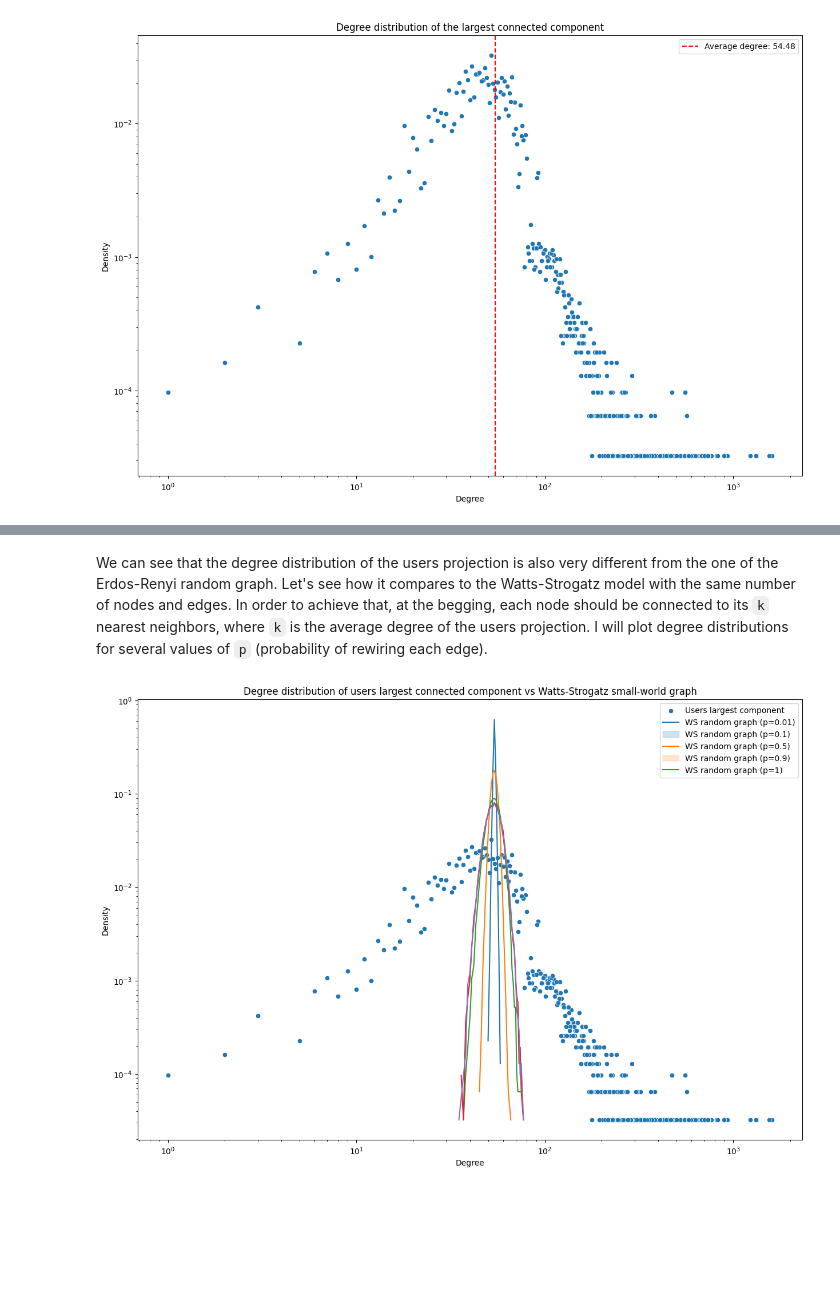
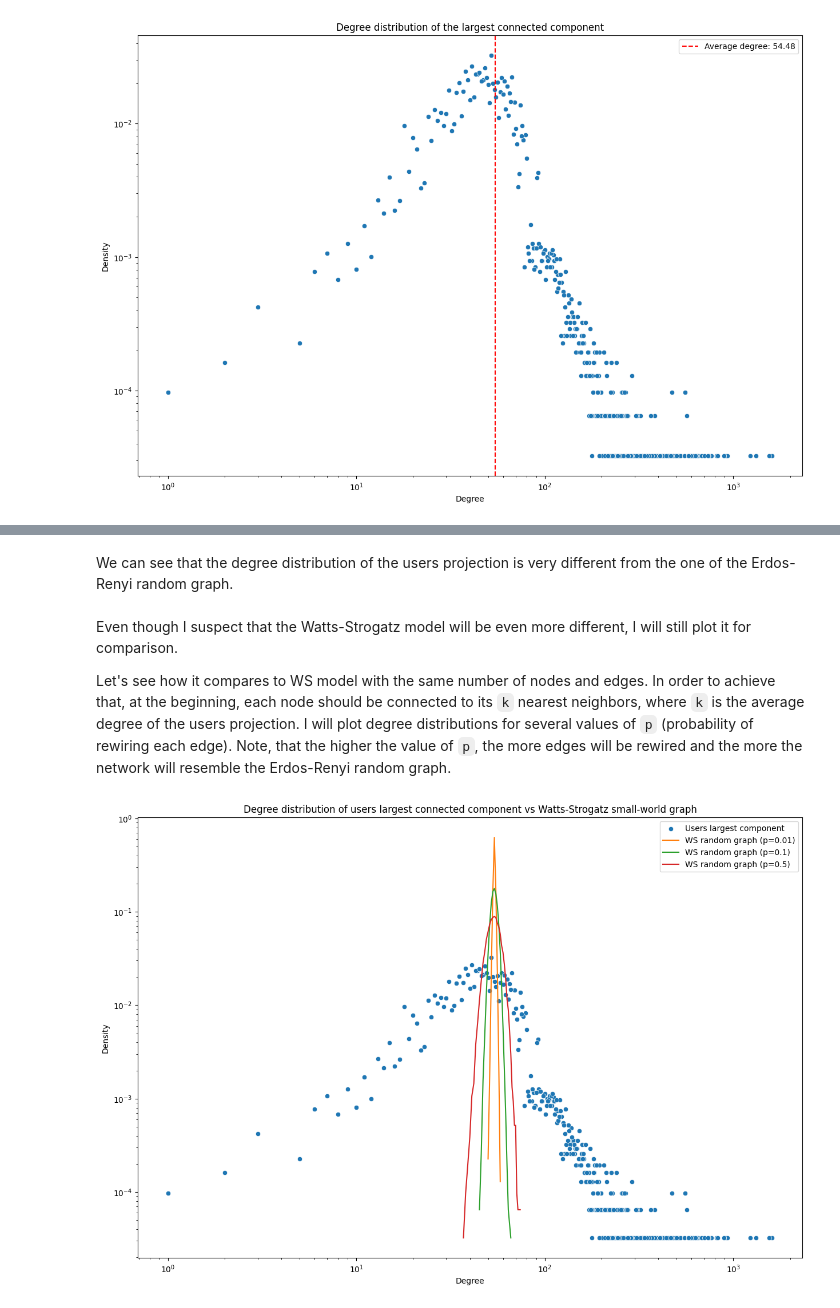
Before and after one commit to steciuk/SNA-reddit-bipartite-analysis, a Jupyter notebook: project.ipynb, the cells around one changed output, grey strips where cells are left out. Saved outputs shown, nothing was run; the diff lists cells and outputs as text; code cells hidden in the pictures; blank space fills up the shorter version.

```diff
--- a/project.ipynb
+++ b/project.ipynb
@@ -620,24 +632,37 @@ Metrics such as average degree, average clustering coefficient, average path len
 # %% [markdown]
 Let's create the networkx graph of the network full network.
 # %%
-G = nx.Graph()
+G_bipartite = nx.Graph()
 # Add nodes to the graph marking their partitions
 for row in user_data.iterrows():
-    G.add_node(row[1]["id"], bipartite="user", total_score=row[1]["total_score"], num_posts=row[1]["num_posts"])
+    G_bipartite.add_node(
+        row[1]["id"],
+        bipartite="user",
+        total_score=row[1]["total_score"],
+        num_posts=row[1]["num_posts"],
+    )
 
 for row in sub_data.iterrows():
-    G.add_node(row[1]["id"], bipartite="sub", subscribers=row[1]["subscribers"])
+    G_bipartite.add_node(
+        row[1]["id"],
+        bipartite="sub",
+        subscribers=row[1]["subscribers"],
+        num_posts=row[1]["num_posts"],
+        num_users=row[1]["num_users"],
+    )
 
 # Add edges to the graph
 for row in user_sub_pairs.iterrows():
-    G.add_edge(row[1]["author"], row[1]["subreddit"], num_posts=row[1]["num_posts"])
+    G_bipartite.add_edge(
+        row[1]["author"], row[1]["subreddit"], num_posts=row[1]["num_posts"]
+    )
 
 # Add degree as a node attribute
 for node in G.nodes():
-    G.nodes[node]["degree"] = G.degree[node]
+    G_bipartite.nodes[node]["degree"] = G_bipartite.degree[node]
 
 # Check if the graph is indeed bipartite
-print(nx.is_bipartite(G))
+print(nx.is_bipartite(G_bipartite))
 # %% [output]
 True
 # %% [markdown]
@@ -649,8 +674,8 @@ Let's create the users projection of the network. The projection is a graph wher
 To create a projection we could use a build in networkx function `projected_graph` but it doesn't allow us to specify the number of common subreddits between them. Instead we will use the `weighted_projected_graph` function which can achieve that.
 # %%
 # Create a projection
-users_nodes = [node for node in G.nodes() if G.nodes[node]["bipartite"] == "user"]
-G_users = nx.bipartite.weighted_projected_graph(G, users_nodes, ratio=False)
+users_nodes = [node for node in G_bipartite.nodes() if G_bipartite.nodes[node]["bipartite"] == "user"]
+G_users = nx.bipartite.weighted_projected_graph(G_bipartite, users_nodes, ratio=False)
 # %%
 print("Number of nodes:", G_users.number_of_nodes())
 print("Number of edges:", G_users.number_of_edges())
@@ -836,27 +876,28 @@ plt.show()
+# %% [markdown]
+We can see that the degree distribution of the users projection is very different from the one of the Erdos-Renyi random graph.
 # %% [markdown]
-We can see that the degree distribution of the users projection is also very different from the one of the Erdos-Renyi random graph. Let's see how it compares to the Watts-Strogatz model with the same number of nodes and edges. In order to achieve that, at the begging, each node should be connected to its `k` nearest neighbors, where `k` is the average degree of the users projection. I will plot degree distributions for several values of `p` (probability of rewiring each edge).
+Even though I suspect that the Watts-Strogatz model will be even more different, I will still plot it for comparison.
+
+Let's see how it compares to WS model with the same number of nodes and edges. In order to achieve that, at the beginning, each node should be connected to its `k` nearest neighbors, where `k` is the average degree of the users projection. I will plot degree distributions for several values of `p` (probability of rewiring each edge). Note, that the higher the value of `p`, the more edges will be rewired and the more the network will resemble the Erdos-Renyi random graph.
 # %%
 # Create a Watts-Strogatz small-world graph with the same number of nodes and edges as the largest connected component
-values_of_p = [0.01, 0.1, 0.5, 0.9, 1]
+values_of_p = [0.01, 0.1, 0.5]
 
 plt.figure(figsize=(15, 10))
-sns.scatterplot(data=G_users_lcc_degrees, x="degree", y="density")
+sns.scatterplot(data=G_users_lcc_degrees, x="degree", y="density", label="Users largest component")
 plt.xscale("log")
 plt.yscale("log")
 plt.title("Degree distribution of users largest connected component vs Watts-Strogatz small-world graph")
 plt.xlabel("Degree")
 plt.ylabel("Density")
 
-for p in values_of_p:
+for i, p in enumerate(values_of_p):
     G_users_lcc_WS = nx.watts_strogatz_graph(G_users_lcc.number_of_nodes(), k=round(G_users_lcc_avg_degree), p=p, seed=42)
     G_users_lcc_WS_degrees = calculate_degree_densities(G_users_lcc_WS)
     # Decided to use a line plot instead of a scatter plot to make it easier to see the difference between graphs
-    sns.lineplot(data=G_users_lcc_WS_degrees, x="degree", y="density")
+    sns.lineplot(data=G_users_lcc_WS_degrees, x="degree", y="density", label=f"WS random graph (p={p})", color=f"C{i+1}")
 
-plt.legend([
-    "Users largest component",
-    *[f"WS random graph (p={p})" for p in values_of_p]
-])
+plt.legend()
 plt.show()
 # %% [output]
-[figure, old version]
+[figure, new version]
```
Also changed, not shown: parts of 47 cells of this notebook, 10 other files.
